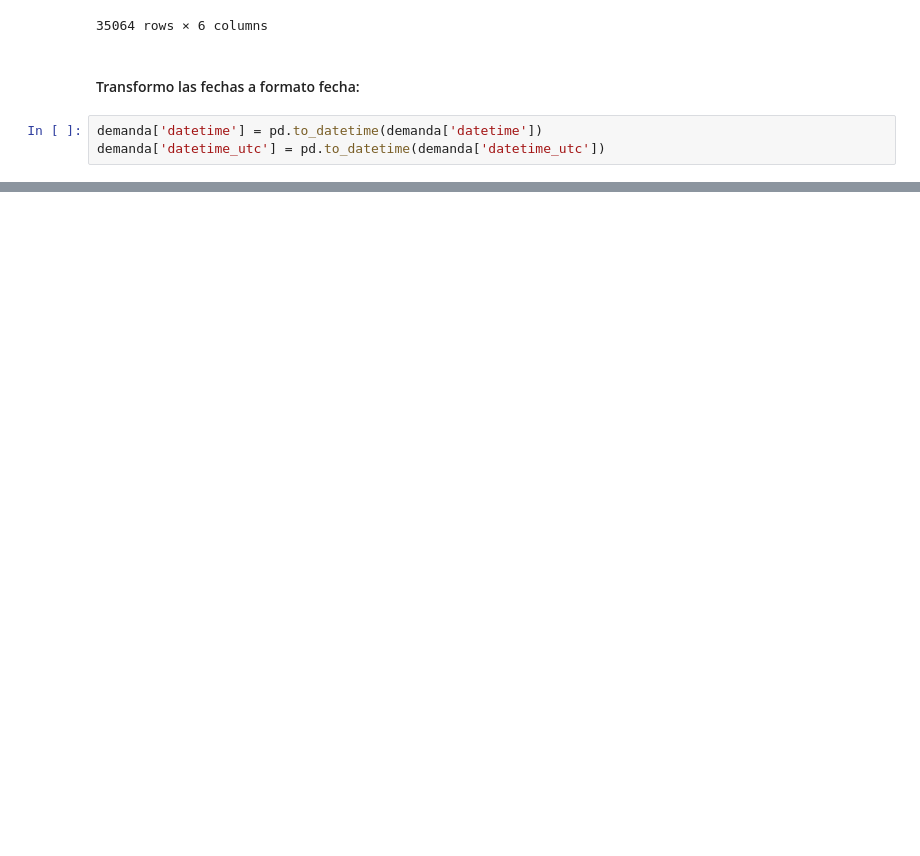
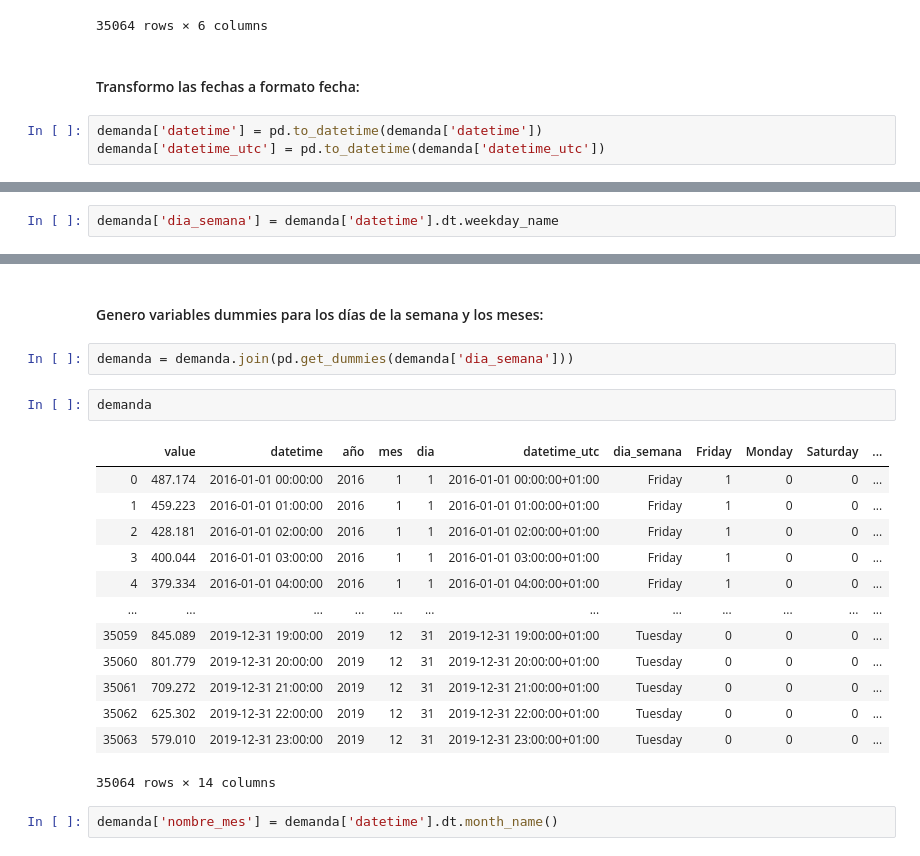
Before and after one commit to pablohhb/TFM, a Jupyter notebook: exploracion_datos.ipynb, the cells around one changed output, grey strips where cells are left out. Saved outputs shown, nothing was run; the diff lists cells and outputs as text; blank space fills up the shorter version.

Commit message:
genero dummies

```diff
--- a/exploracion_datos.ipynb
+++ b/exploracion_datos.ipynb
@@ -153,0 +156,2 @@ demanda['datetime_utc'] = pd.to_datetime(demanda['datetime_utc'])
+# %%
+demanda['dia_semana'] = demanda['datetime'].dt.weekday_name
@@ -153,0 +174,22 @@ demanda['datetime_utc'] = pd.to_datetime(demanda['datetime_utc'])
+# %% [markdown]
+#### Genero variables dummies para los días de la semana y los meses:
+# %%
+demanda = demanda.join(pd.get_dummies(demanda['dia_semana']))
+# %%
+demanda
+# %% [output]
+|  | value | datetime | año | mes | dia | datetime_utc | dia_semana | Friday | Monday | Saturday | ... |
+| 0 | 487.174 | 2016-01-01 00:00:00 | 2016 | 1 | 1 | 2016-01-01 00:00:00+01:00 | Friday | 1 | 0 | 0 | ... |
+| 1 | 459.223 | 2016-01-01 01:00:00 | 2016 | 1 | 1 | 2016-01-01 01:00:00+01:00 | Friday | 1 | 0 | 0 | ... |
+| 2 | 428.181 | 2016-01-01 02:00:00 | 2016 | 1 | 1 | 2016-01-01 02:00:00+01:00 | Friday | 1 | 0 | 0 | ... |
+| 3 | 400.044 | 2016-01-01 03:00:00 | 2016 | 1 | 1 | 2016-01-01 03:00:00+01:00 | Friday | 1 | 0 | 0 | ... |
+| 4 | 379.334 | 2016-01-01 04:00:00 | 2016 | 1 | 1 | 2016-01-01 04:00:00+01:00 | Friday | 1 | 0 | 0 | ... |
+| ... | ... | ... | ... | ... | ... | ... | ... | ... | ... | ... | ... |
+| 35059 | 845.089 | 2019-12-31 19:00:00 | 2019 | 12 | 31 | 2019-12-31 19:00:00+01:00 | Tuesday | 0 | 0 | 0 | ... |
+| 35060 | 801.779 | 2019-12-31 20:00:00 | 2019 | 12 | 31 | 2019-12-31 20:00:00+01:00 | Tuesday | 0 | 0 | 0 | ... |
+| 35061 | 709.272 | 2019-12-31 21:00:00 | 2019 | 12 | 31 | 2019-12-31 21:00:00+01:00 | Tuesday | 0 | 0 | 0 | ... |
+| 35062 | 625.302 | 2019-12-31 22:00:00 | 2019 | 12 | 31 | 2019-12-31 22:00:00+01:00 | Tuesday | 0 | 0 | 0 | ... |
+| 35063 | 579.010 | 2019-12-31 23:00:00 | 2019 | 12 | 31 | 2019-12-31 23:00:00+01:00 | Tuesday | 0 | 0 | 0 | ... |
+35064 rows × 14 columns
+# %%
+demanda['nombre_mes'] = demanda['datetime'].dt.month_name()
```
Also changed, not shown: parts of 8 cells of this notebook.
